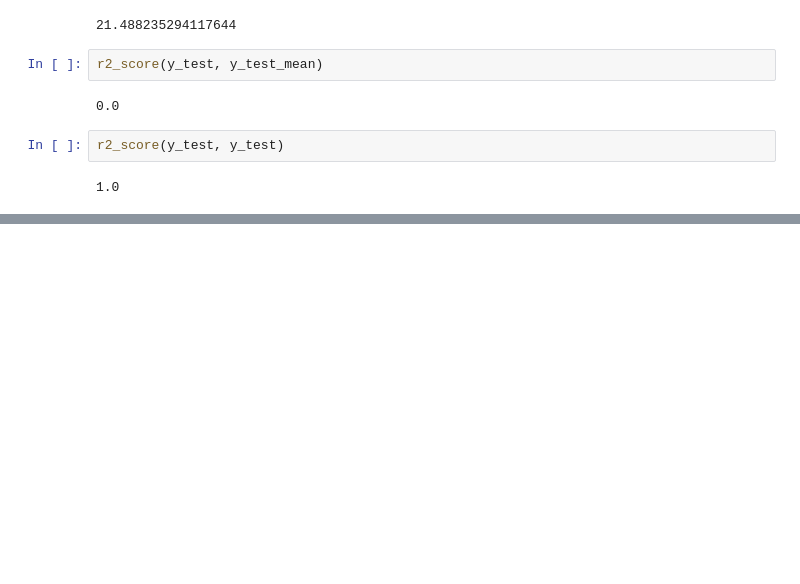
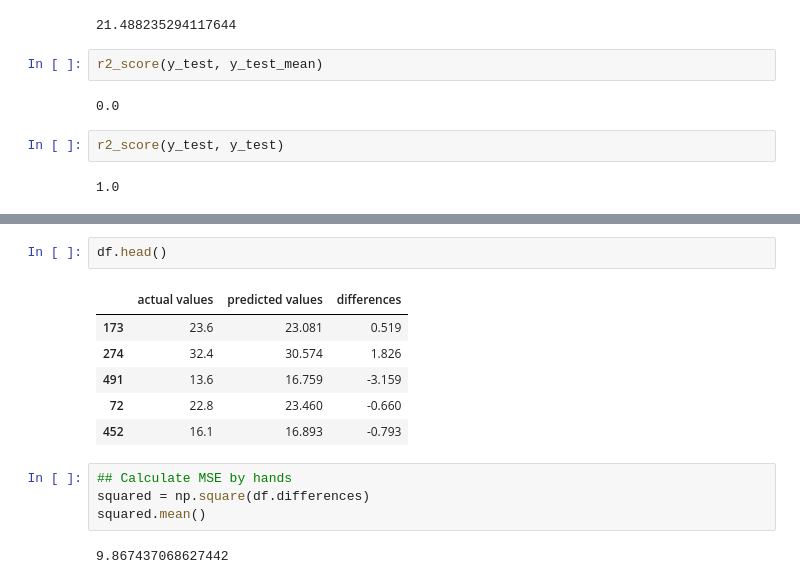
Before and after one commit to Amirhamza894/machine_learning_with_scikit_learn, a Jupyter notebook: Introduction_to_scikit_learn.ipynb, the cells around one changed output, grey strips where cells are left out. Cells and saved outputs as stored; diff of their text form; blank space fills up the shorter version.

```diff
--- a/Introduction_to_scikit_learn.ipynb
+++ b/Introduction_to_scikit_learn.ipynb
@@ -1348,0 +1397,15 @@ what_were_covered
+# %%
+df.head()
+# %% [output]
+|  | actual values | predicted values | differences |
+| 173 | 23.6 | 23.081 | 0.519 |
+| 274 | 32.4 | 30.574 | 1.826 |
+| 491 | 13.6 | 16.759 | -3.159 |
+| 72 | 22.8 | 23.460 | -0.660 |
+| 452 | 16.1 | 16.893 | -0.793 |
+# %%
+## Calculate MSE by hands
+squared = np.square(df.differences)
+squared.mean()
+# %% [output]
+9.867437068627442
```
Also changed, not shown: parts of 8 cells of this notebook, 1 other file.
